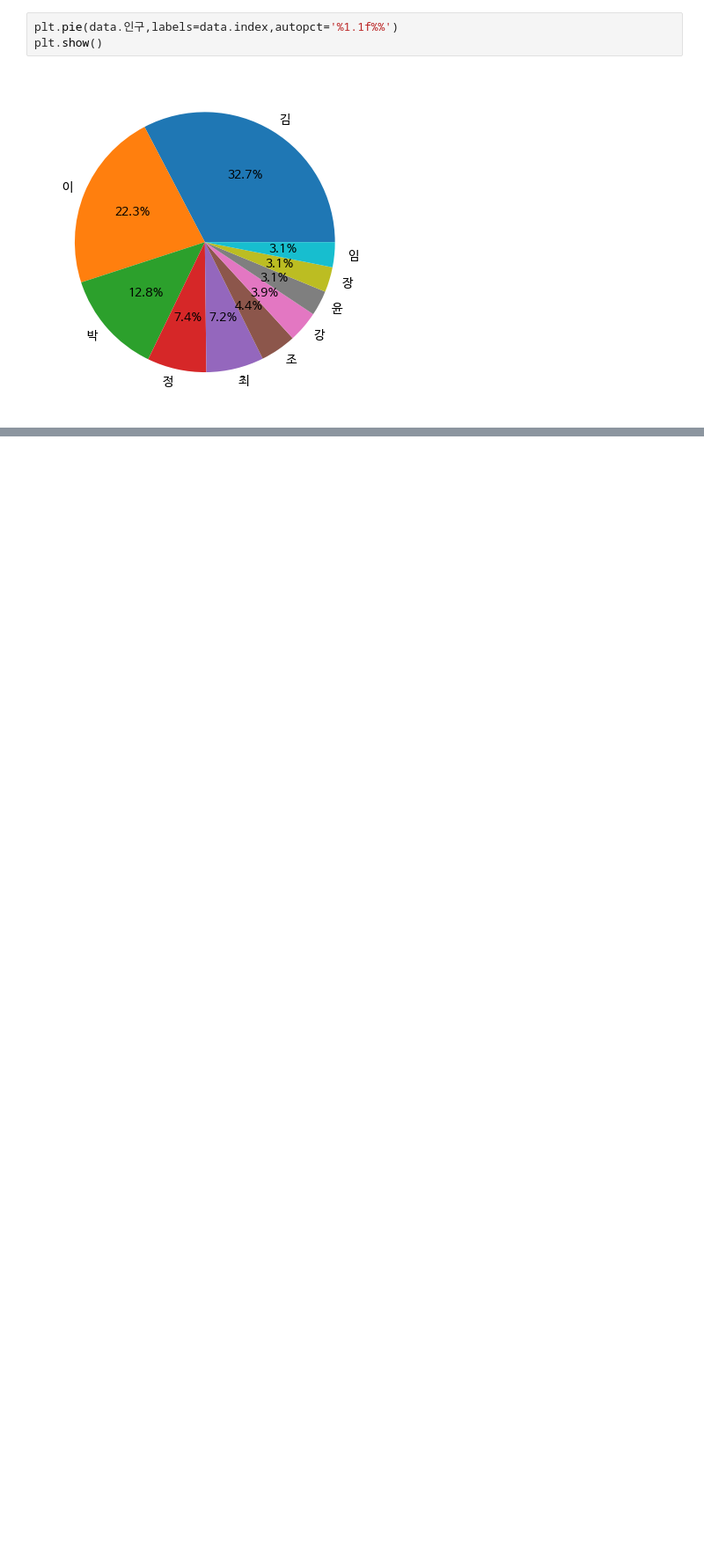
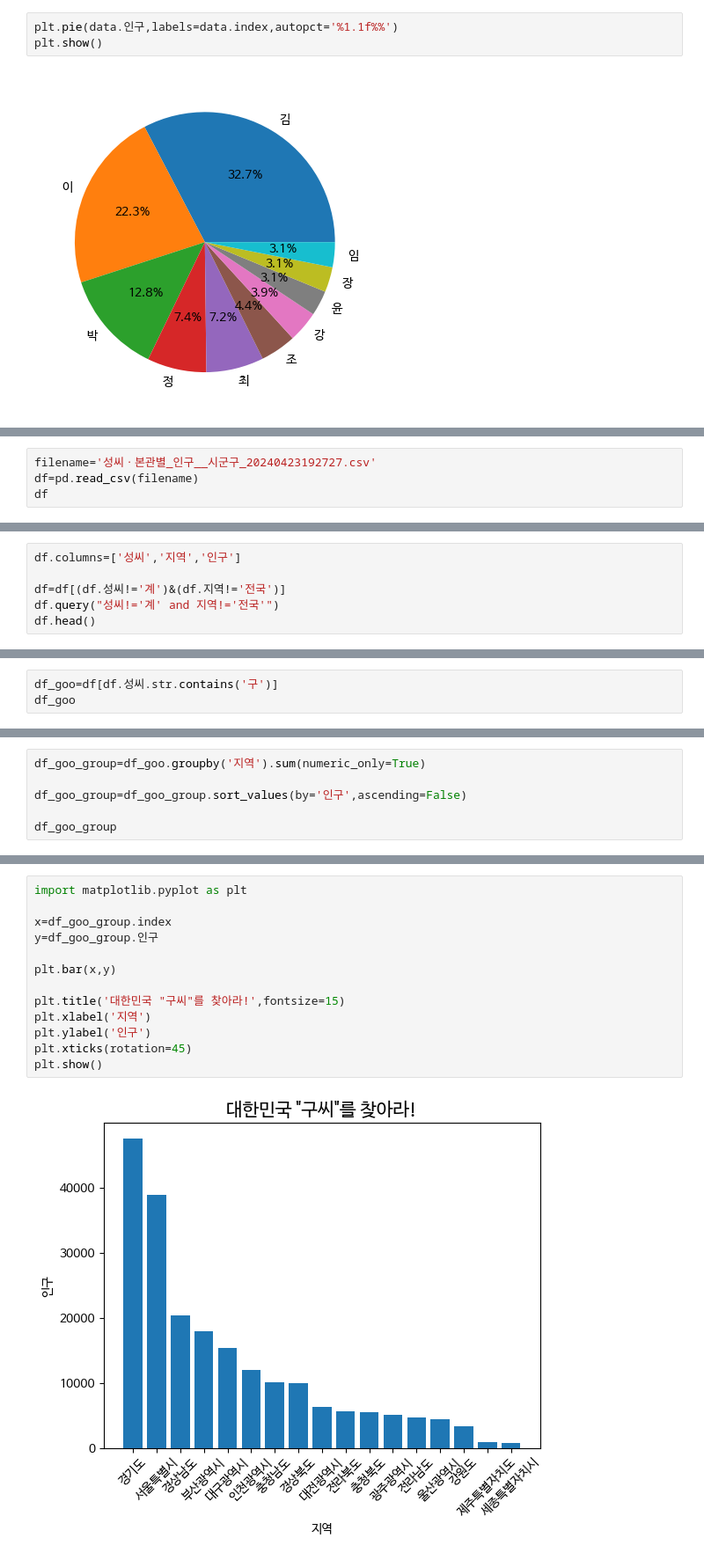
Before and after one commit to ParkGeunHae/review1, a Jupyter notebook: review0423.ipynb, the cells around one changed output, grey strips where cells are left out. Shown at 88% size. Saved outputs shown, nothing was run; the diff lists cells and outputs as text; blank space fills up the shorter version.

```diff
--- a/review0423.ipynb
+++ b/review0423.ipynb
@@ -172,0 +173,4 @@ plt.show()
+# %%
+filename='성씨ㆍ본관별_인구__시군구_20240423192727.csv'
+df=pd.read_csv(filename)
+df
@@ -172,0 +191,6 @@ plt.show()
+# %%
+df.columns=['성씨','지역','인구']
+
+df=df[(df.성씨!='계')&(df.지역!='전국')]
+df.query("성씨!='계' and 지역!='전국'")
+df.head()
@@ -172,0 +204,3 @@ plt.show()
+# %%
+df_goo=df[df.성씨.str.contains('구')]
+df_goo
@@ -172,0 +248,6 @@ plt.show()
+# %%
+df_goo_group=df_goo.groupby('지역').sum(numeric_only=True)
+
+df_goo_group=df_goo_group.sort_values(by='인구',ascending=False)
+
+df_goo_group
@@ -172,0 +302,15 @@ plt.show()
+# %%
+import matplotlib.pyplot as plt
+
+x=df_goo_group.index
+y=df_goo_group.인구
+
+plt.bar(x,y)
+
+plt.title('대한민국 "구씨"를 찾아라!',fontsize=15)
+plt.xlabel('지역')
+plt.ylabel('인구')
+plt.xticks(rotation=45)
+plt.show()
+# %% [output]
+[figure, added]
```
Also changed, not shown: parts of 23 cells of this notebook.
